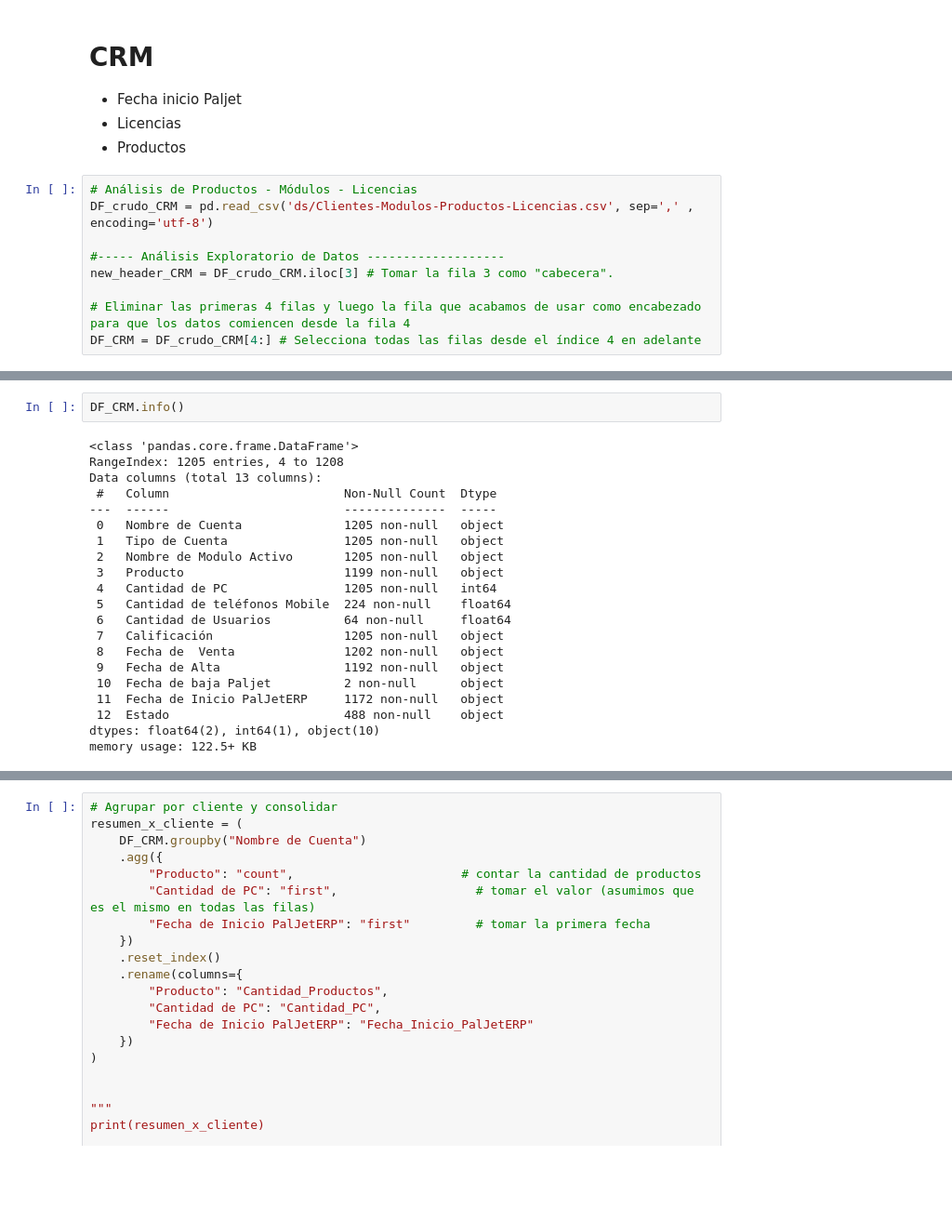
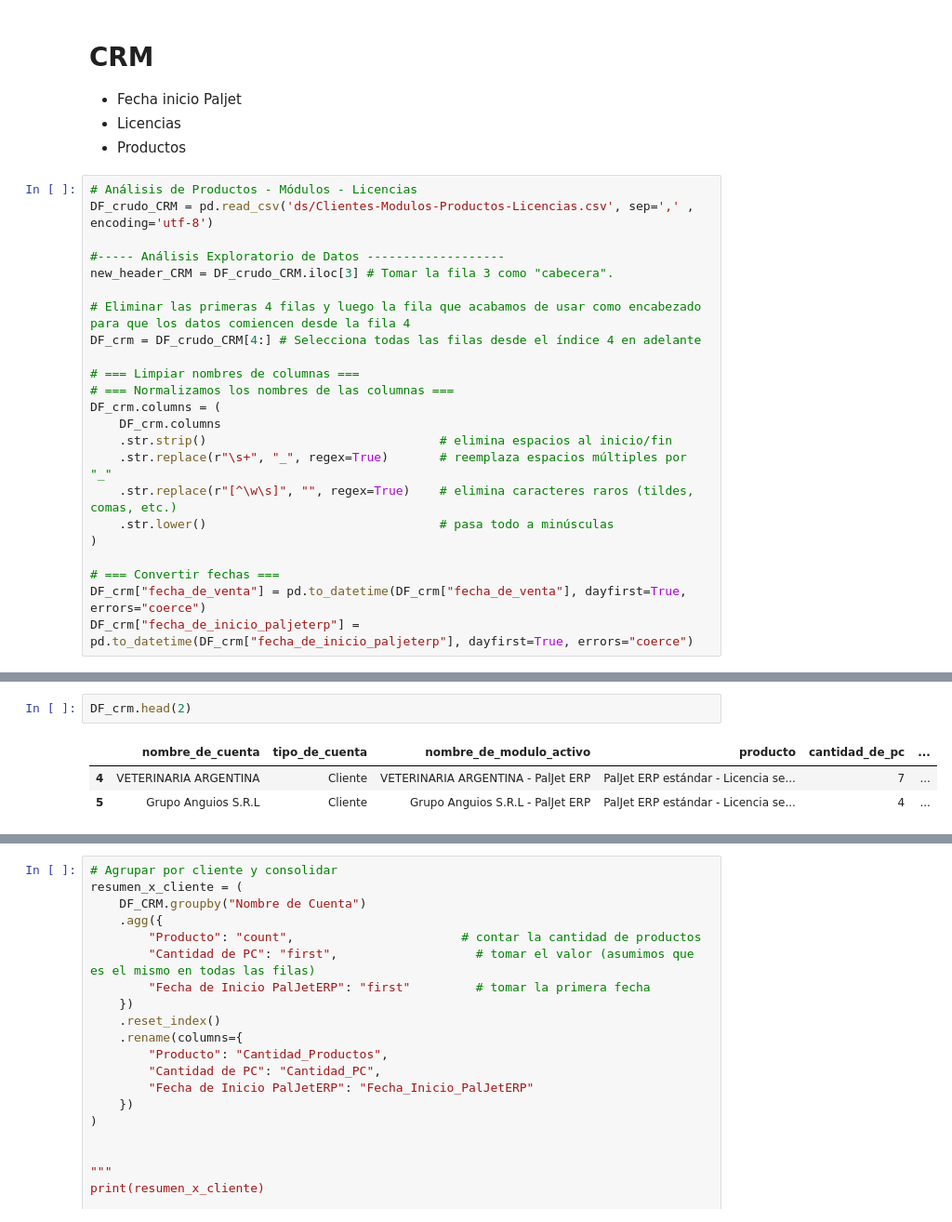
Before and after one commit to christiansaluzzo/Etsol_AnalisisClientes, a Jupyter notebook: análisis_clientes.ipynb, the cells around one changed output, grey strips where cells are left out. Shown at 93% size. Saved outputs shown, nothing was run; the diff lists cells and outputs as text; blank space fills up the shorter version.

```diff
--- a/análisis_clientes.ipynb
+++ b/análisis_clientes.ipynb
@@ -249,4 +241,18 @@ DF_crudo_CRM = pd.read_csv('ds/Clientes-Modulos-Productos-Licencias.csv', sep=',
 new_header_CRM = DF_crudo_CRM.iloc[3] # Tomar la fila 3 como "cabecera".
 
 # Eliminar las primeras 4 filas y luego la fila que acabamos de usar como encabezado para que los datos comiencen desde la fila 4
-DF_CRM = DF_crudo_CRM[4:] # Selecciona todas las filas desde el índice 4 en adelante
+DF_crm = DF_crudo_CRM[4:] # Selecciona todas las filas desde el índice 4 en adelante
+
+# === Limpiar nombres de columnas ===
+# === Normalizamos los nombres de las columnas ===
+DF_crm.columns = (
+    DF_crm.columns
+    .str.strip()                                # elimina espacios al inicio/fin
+    .str.replace(r"\s+", "_", regex=True)       # reemplaza espacios múltiples por "_"
+    .str.replace(r"[^\w\s]", "", regex=True)    # elimina caracteres raros (tildes, comas, etc.)
+    .str.lower()                                # pasa todo a minúsculas
+)
+
+# === Convertir fechas ===
+DF_crm["fecha_de_venta"] = pd.to_datetime(DF_crm["fecha_de_venta"], dayfirst=True, errors="coerce")
+DF_crm["fecha_de_inicio_paljeterp"] = pd.to_datetime(DF_crm["fecha_de_inicio_paljeterp"], dayfirst=True, errors="coerce")
@@ -253,23 +270,6 @@ DF_CRM = DF_crudo_CRM[4:] # Selecciona todas las filas desde el índice 4 en ade
-# %%
-DF_CRM.info()
-# %% [output]
-<class 'pandas.core.frame.DataFrame'>
-RangeIndex: 1205 entries, 4 to 1208
-Data columns (total 13 columns):
- #   Column                        Non-Null Count  Dtype
----  ------                        --------------  -----
- 0   Nombre de Cuenta              1205 non-null   object
- 1   Tipo de Cuenta                1205 non-null   object
- 2   Nombre de Modulo Activo       1205 non-null   object
- 3   Producto                      1199 non-null   object
- 4   Cantidad de PC                1205 non-null   int64
- 5   Cantidad de teléfonos Mobile  224 non-null    float64
- 6   Cantidad de Usuarios          64 non-null     float64
- 7   Calificación                  1205 non-null   object
- 8   Fecha de  Venta               1202 non-null   object
- 9   Fecha de Alta                 1192 non-null   object
- 10  Fecha de baja Paljet          2 non-null      object
- 11  Fecha de Inicio PalJetERP     1172 non-null   object
- 12  Estado                        488 non-null    object
-dtypes: float64(2), int64(1), object(10)
-memory usage: 122.5+ KB
+# %%
+DF_crm.head(2)
+# %% [output]
+|  | nombre_de_cuenta | tipo_de_cuenta | nombre_de_modulo_activo | producto | cantidad_de_pc | ... |
+| 4 | VETERINARIA ARGENTINA | Cliente | VETERINARIA ARGENTINA - PalJet ERP | PalJet ERP estándar - Licencia se... | 7 | ... |
+| 5 | Grupo Anguios S.R.L | Cliente | Grupo Anguios S.R.L - PalJet ERP | PalJet ERP estándar - Licencia se... | 4 | ... |
```
Also changed, not shown: parts of 9 cells of this notebook, 1 other file.
